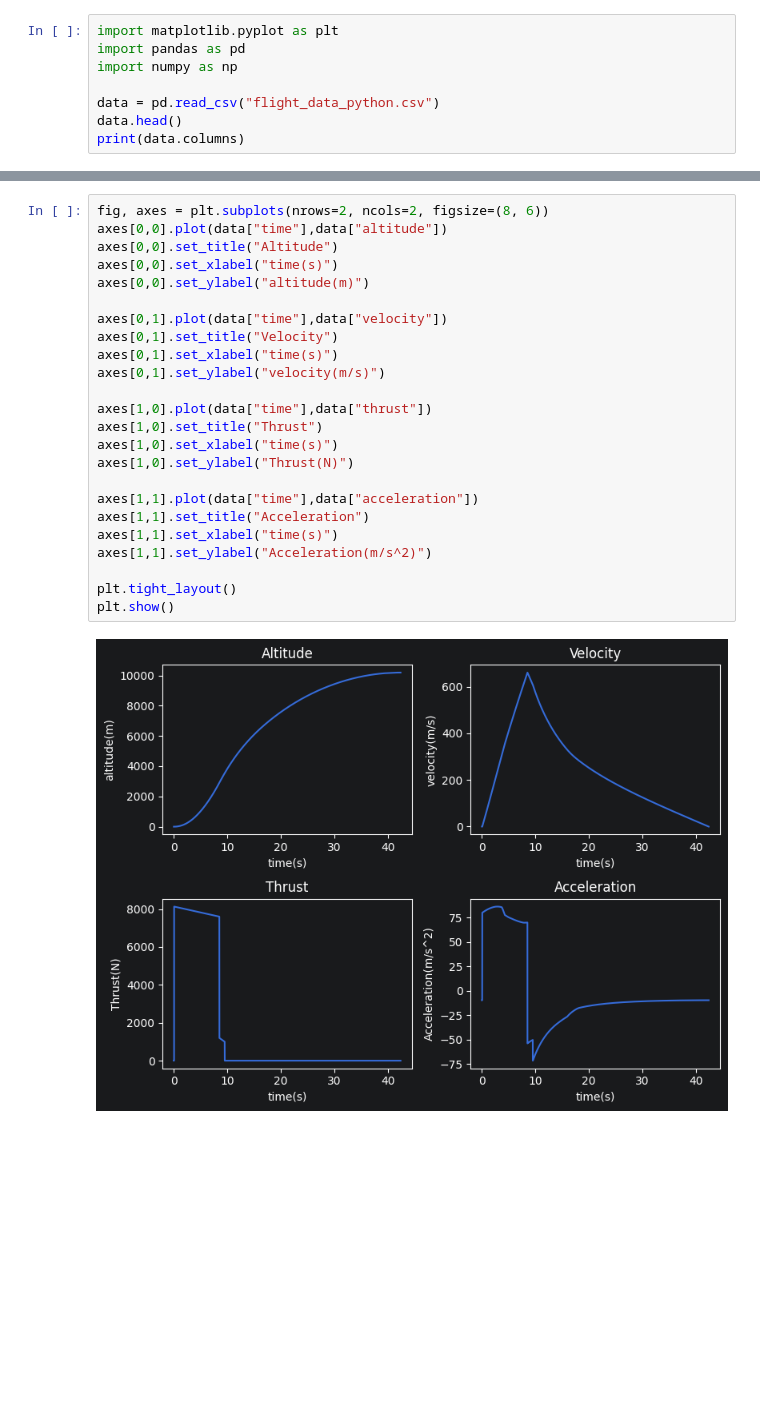
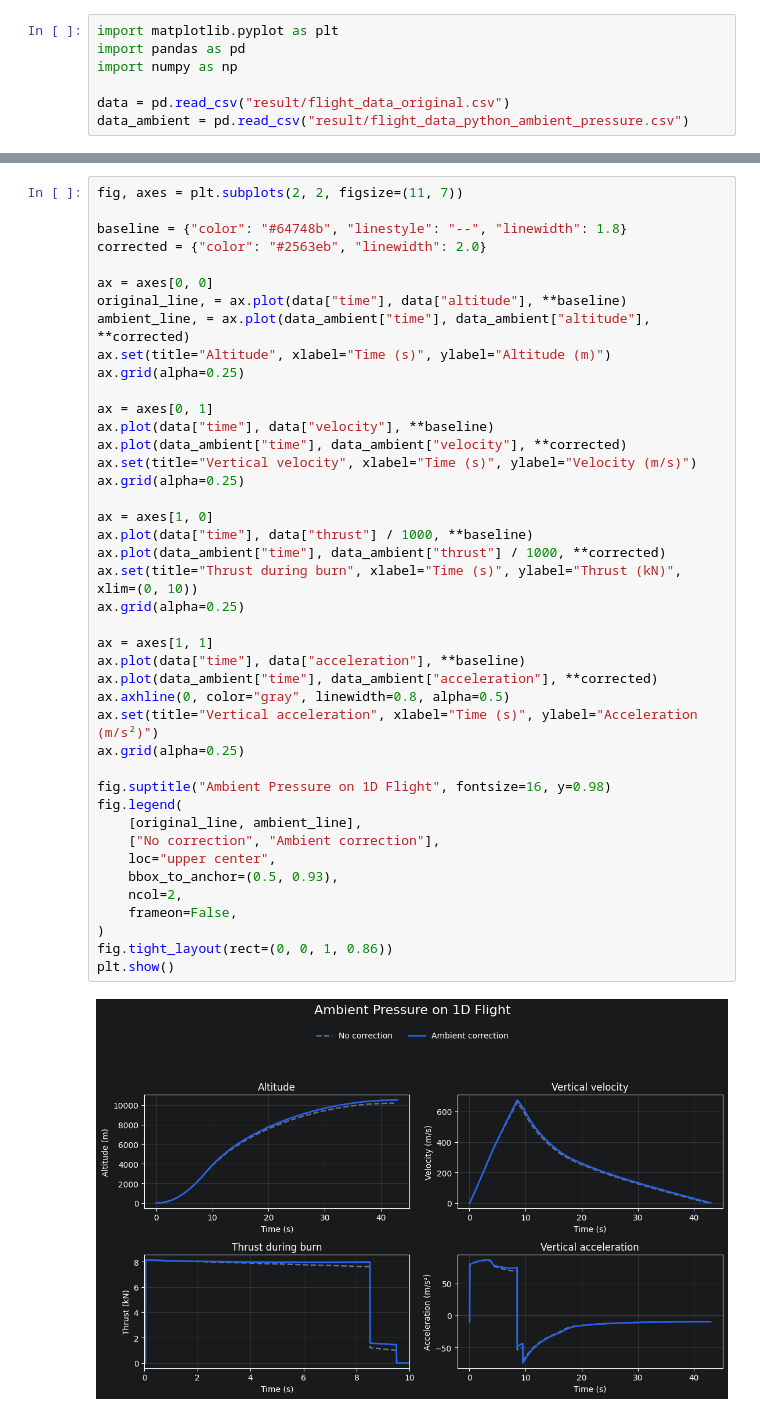
Before and after one commit to JeremyZXi/Pressure-Adjusted-Thrust, a Jupyter notebook: visualization.ipynb, the cells around one changed output, grey strips where cells are left out. Saved outputs shown, nothing was run; the diff lists cells and outputs as text; blank space fills up the shorter version.

Commit message:
ambient pressure correction

```diff
--- a/visualization.ipynb
+++ b/visualization.ipynb
@@ -3,6 +3,5 @@ import matplotlib.pyplot as plt
 import pandas as pd
 import numpy as np
 
-data = pd.read_csv("flight_data_python.csv")
-data.head()
-print(data.columns)
+data = pd.read_csv("result/flight_data_original.csv")
+data_ambient = pd.read_csv("result/flight_data_python_ambient_pressure.csv")
@@ -13,26 +8,44 @@ Index(['time', 'altitude', 'velocity', 'acceleration', 'mass', 'CG', 'mach',
 # %%
-fig, axes = plt.subplots(nrows=2, ncols=2, figsize=(8, 6))
-axes[0,0].plot(data["time"],data["altitude"])
-axes[0,0].set_title("Altitude")
-axes[0,0].set_xlabel("time(s)")
-axes[0,0].set_ylabel("altitude(m)")
+fig, axes = plt.subplots(2, 2, figsize=(11, 7))
 
-axes[0,1].plot(data["time"],data["velocity"])
-axes[0,1].set_title("Velocity")
-axes[0,1].set_xlabel("time(s)")
-axes[0,1].set_ylabel("velocity(m/s)")
+baseline = {"color": "#64748b", "linestyle": "--", "linewidth": 1.8}
+corrected = {"color": "#2563eb", "linewidth": 2.0}
 
-axes[1,0].plot(data["time"],data["thrust"])
-axes[1,0].set_title("Thrust")
-axes[1,0].set_xlabel("time(s)")
-axes[1,0].set_ylabel("Thrust(N)")
+ax = axes[0, 0]
+original_line, = ax.plot(data["time"], data["altitude"], **baseline)
+ambient_line, = ax.plot(data_ambient["time"], data_ambient["altitude"], **corrected)
+ax.set(title="Altitude", xlabel="Time (s)", ylabel="Altitude (m)")
+ax.grid(alpha=0.25)
 
-axes[1,1].plot(data["time"],data["acceleration"])
-axes[1,1].set_title("Acceleration")
-axes[1,1].set_xlabel("time(s)")
-axes[1,1].set_ylabel("Acceleration(m/s^2)")
+ax = axes[0, 1]
+ax.plot(data["time"], data["velocity"], **baseline)
+ax.plot(data_ambient["time"], data_ambient["velocity"], **corrected)
+ax.set(title="Vertical velocity", xlabel="Time (s)", ylabel="Velocity (m/s)")
+ax.grid(alpha=0.25)
 
-plt.tight_layout()
+ax = axes[1, 0]
+ax.plot(data["time"], data["thrust"] / 1000, **baseline)
+ax.plot(data_ambient["time"], data_ambient["thrust"] / 1000, **corrected)
+ax.set(title="Thrust during burn", xlabel="Time (s)", ylabel="Thrust (kN)", xlim=(0, 10))
+ax.grid(alpha=0.25)
+
+ax = axes[1, 1]
+ax.plot(data["time"], data["acceleration"], **baseline)
+ax.plot(data_ambient["time"], data_ambient["acceleration"], **corrected)
+ax.axhline(0, color="gray", linewidth=0.8, alpha=0.5)
+ax.set(title="Vertical acceleration", xlabel="Time (s)", ylabel="Acceleration (m/s²)")
+ax.grid(alpha=0.25)
+
+fig.suptitle("Ambient Pressure on 1D Flight", fontsize=16, y=0.98)
+fig.legend(
+    [original_line, ambient_line],
+    ["No correction", "Ambient correction"],
+    loc="upper center",
+    bbox_to_anchor=(0.5, 0.93),
+    ncol=2,
+    frameon=False,
+)
+fig.tight_layout(rect=(0, 0, 1, 0.86))
 plt.show()
 # %% [output]
-[figure, old version]
+[figure, new version]
```
Also changed, not shown: parts of 1 cell of this notebook, 1 other file.
